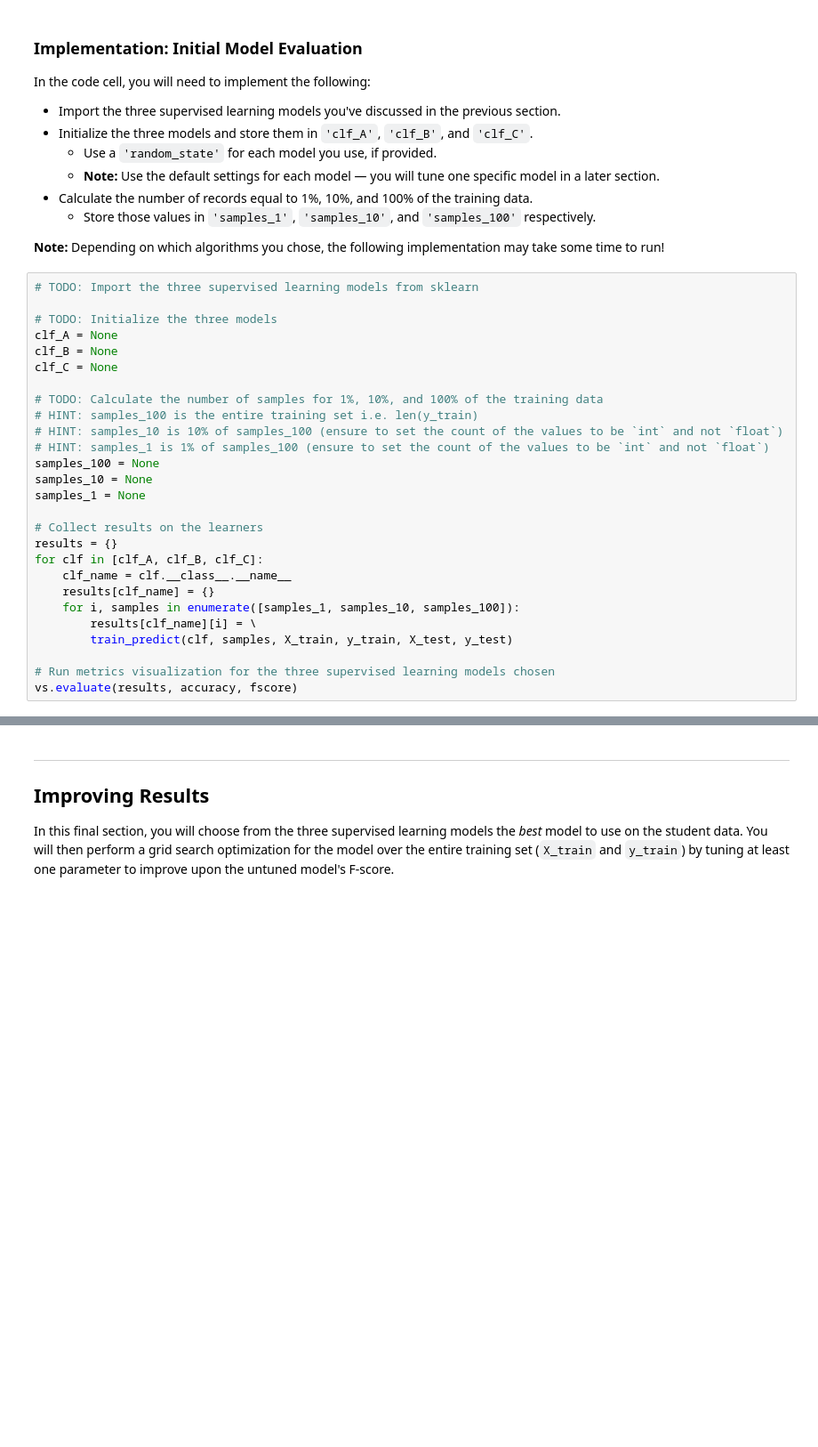
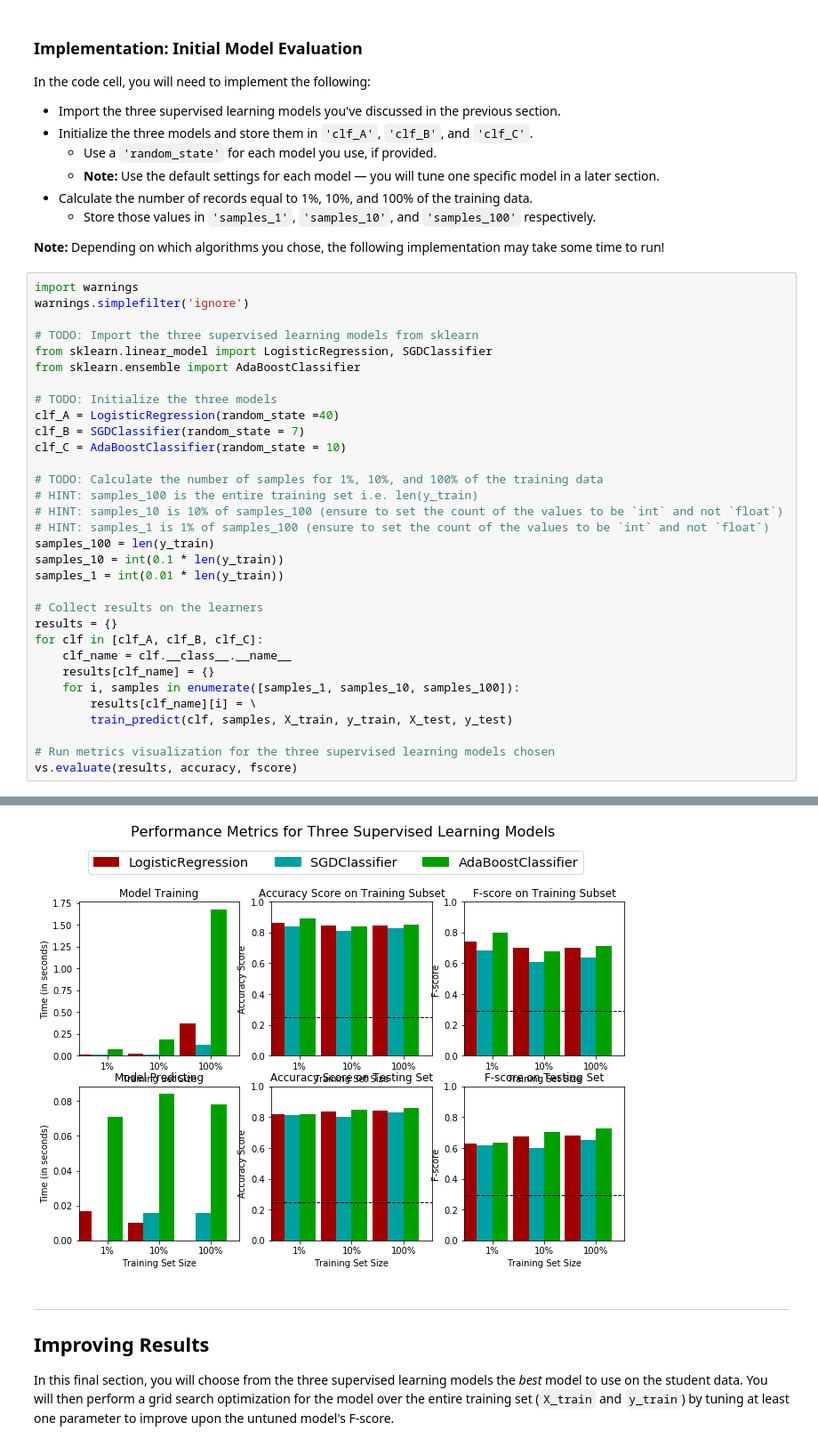
Before and after one commit to seanshir/finding_donors, a Jupyter notebook: finding_donors.ipynb, the cells around one changed output, grey strips where cells are left out. Shown at 89% size. Saved outputs shown, nothing was run; the diff lists cells and outputs as text; blank space fills up the shorter version.

Commit message:
Perform Initial Model evaluation and pick the best model

```diff
--- a/finding_donors.ipynb
+++ b/finding_donors.ipynb
@@ -432,20 +408,25 @@ In the code cell, you will need to implement the following:
 
 **Note:** Depending on which algorithms you chose, the following implementation may take some time to run!
 # %%
+import warnings
+warnings.simplefilter('ignore')
+
 # TODO: Import the three supervised learning models from sklearn
+from sklearn.linear_model import LogisticRegression, SGDClassifier
+from sklearn.ensemble import AdaBoostClassifier
 
 # TODO: Initialize the three models
-clf_A = None
-clf_B = None
-clf_C = None
+clf_A = LogisticRegression(random_state =40)
+clf_B = SGDClassifier(random_state = 7)
+clf_C = AdaBoostClassifier(random_state = 10)
 
 # TODO: Calculate the number of samples for 1%, 10%, and 100% of the training data
 # HINT: samples_100 is the entire training set i.e. len(y_train)
 # HINT: samples_10 is 10% of samples_100 (ensure to set the count of the values to be `int` and not `float`)
 # HINT: samples_1 is 1% of samples_100 (ensure to set the count of the values to be `int` and not `float`)
-samples_100 = None
-samples_10 = None
-samples_1 = None
+samples_100 = len(y_train)
+samples_10 = int(0.1 * len(y_train))
+samples_1 = int(0.01 * len(y_train))
 
 # Collect results on the learners
 results = {}
@@ -458,3 +439,4 @@ for clf in [clf_A, clf_B, clf_C]:
 
 # Run metrics visualization for the three supervised learning models chosen
 vs.evaluate(results, accuracy, fscore)
+# %% [output]
@@ -461,3 +452,4 @@ vs.evaluate(results, accuracy, fscore)
+[figure, added]
 # %% [markdown]
 ----
 ## Improving Results
```
Also changed, not shown: parts of 8 cells of this notebook.
